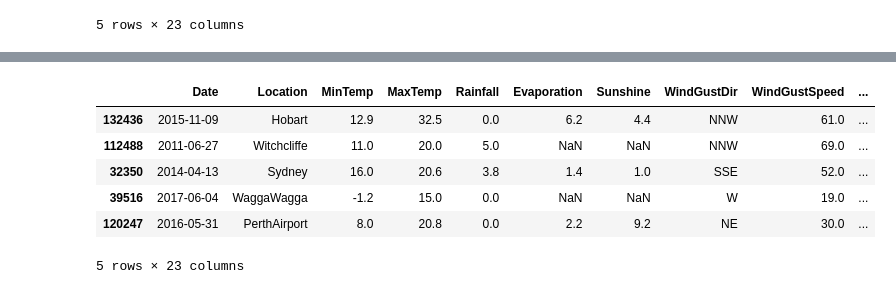
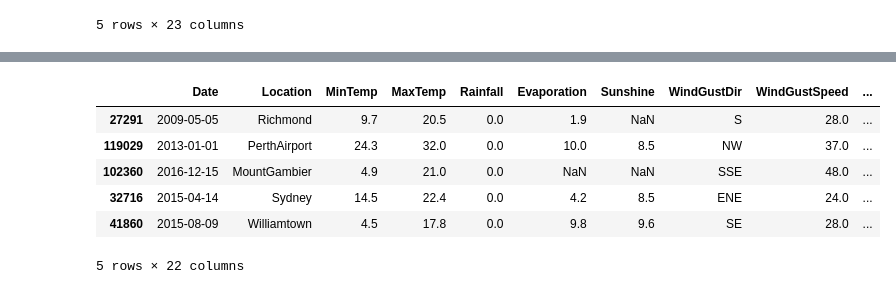
Before and after one commit to Danielfasuba/Rain-in-Australia, a Jupyter notebook: rain_australia.ipynb, the cells around one changed output, grey strips where cells are left out. Cells and saved outputs as stored; diff of their text form; code cells hidden in the pictures.

```diff
--- a/rain_australia.ipynb
+++ b/rain_australia.ipynb
@@ -18,7 +18,7 @@ random.seed(12)
 # %% [markdown]
 Loading Dataset
 # %%
-file_path = r'C:\Users\Daniel\Desktop\ML PROJECTS\Rain in Australia\weatherAUS.csv'
+file_path = r"C:\Users\HP PAVILION 15\Desktop\The_come_up\Rain in Australia\weatherAUS.csv"
 
-weather = pd.read_csv(file_path, parse_dates=True)
+weather = pd.read_csv(file_path, parse_dates=['Date'])
 # %% [markdown]
@@ -79,0 +68,4 @@ Data Exploration
+# %%
+# Separating predictors from labels
+weather_labels = weather["RainTomorrow"]
+weather_features = weather.drop("RainTomorrow", axis=1)
@@ -80,4 +80,4 @@ Data Exploration
 # %%
 # Splitting Dataset
-weather_tr_val, weather_test = train_test_split(weather, test_size=0.2, random_state=23)
-weather_train, weather_val = train_test_split(weather_tr_val, test_size=0.2, random_state=23) # creating validation set from training set
+X_train_val, X_test, y_train_val, y_test = train_test_split(weather_features, weather_labels, test_size=0.15, random_state=23)
+X_train, x_val, y_train, y_val = train_test_split(X_train_val, y_train_val, test_size=0.15, random_state=23) # creating validation set from training set
@@ -84,10 +164,10 @@ weather_train, weather_val = train_test_split(weather_tr_val, test_size=0.2, ran
 # %%
-weather_train.head()
+X_train.head()
 # %% [output]
 |  | Date | Location | MinTemp | MaxTemp | Rainfall | Evaporation | Sunshine | WindGustDir | WindGustSpeed | ... |
-| 132436 | 2015-11-09 | Hobart | 12.9 | 32.5 | 0.0 | 6.2 | 4.4 | NNW | 61.0 | ... |
-| 112488 | 2011-06-27 | Witchcliffe | 11.0 | 20.0 | 5.0 | NaN | NaN | NNW | 69.0 | ... |
-| 32350 | 2014-04-13 | Sydney | 16.0 | 20.6 | 3.8 | 1.4 | 1.0 | SSE | 52.0 | ... |
-| 39516 | 2017-06-04 | WaggaWagga | -1.2 | 15.0 | 0.0 | NaN | NaN | W | 19.0 | ... |
-| 120247 | 2016-05-31 | PerthAirport | 8.0 | 20.8 | 0.0 | 2.2 | 9.2 | NE | 30.0 | ... |
+| 27291 | 2009-05-05 | Richmond | 9.7 | 20.5 | 0.0 | 1.9 | NaN | S | 28.0 | ... |
+| 119029 | 2013-01-01 | PerthAirport | 24.3 | 32.0 | 0.0 | 10.0 | 8.5 | NW | 37.0 | ... |
+| 102360 | 2016-12-15 | MountGambier | 4.9 | 21.0 | 0.0 | NaN | NaN | SSE | 48.0 | ... |
+| 32716 | 2015-04-14 | Sydney | 14.5 | 22.4 | 0.0 | 4.2 | 8.5 | ENE | 24.0 | ... |
+| 41860 | 2015-08-09 | Williamtown | 4.5 | 17.8 | 0.0 | 9.8 | 9.6 | SE | 28.0 | ... |
-5 rows × 23 columns
+5 rows × 22 columns
```
Also changed, not shown: parts of 16 cells of this notebook.
